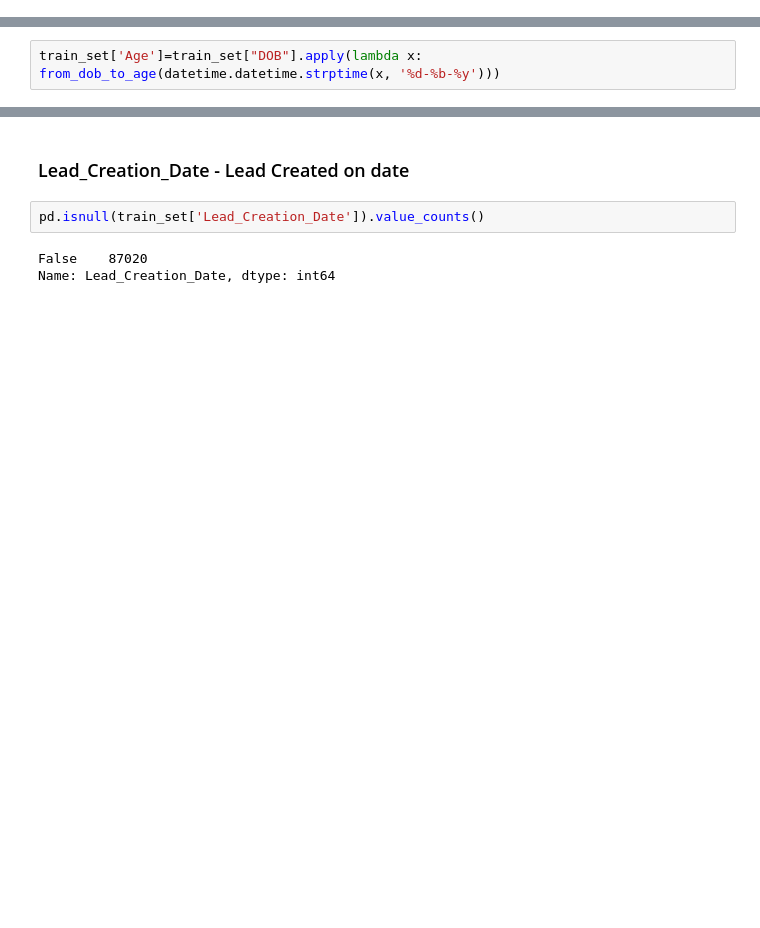
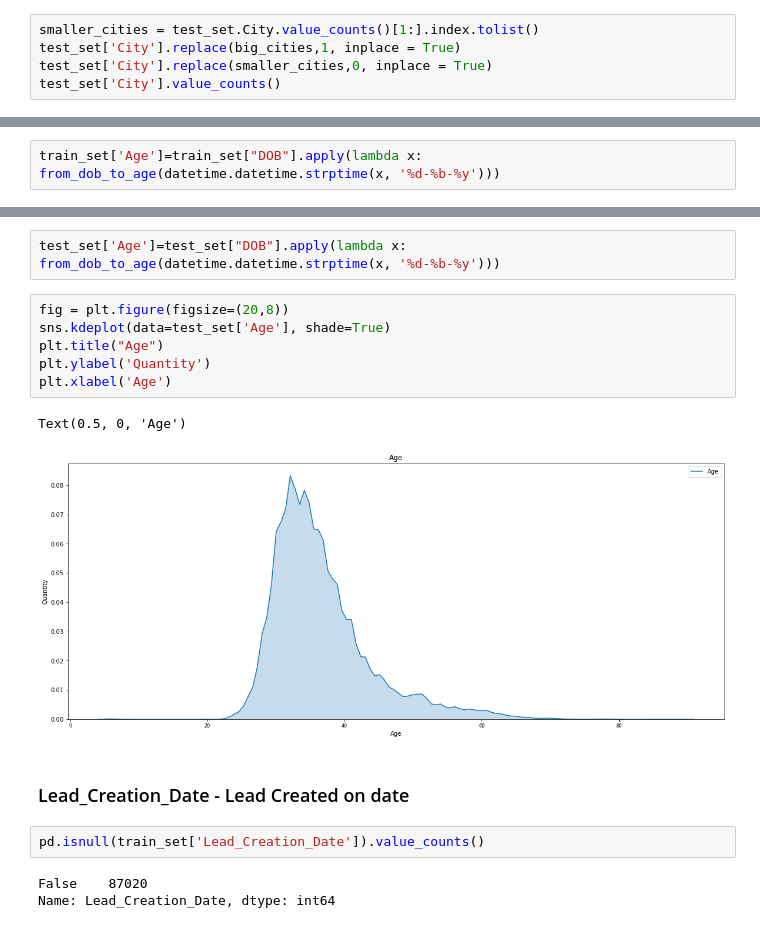
Before and after one commit to agomolka/AutomateDealingWithImbalance, a Jupyter notebook: main.ipynb, the cells around one changed output, grey strips where cells are left out. Saved outputs shown, nothing was run; the diff lists cells and outputs as text; blank space fills up the shorter version.

```diff
--- a/main.ipynb
+++ b/main.ipynb
@@ -173,0 +202,5 @@ test_set['City'].replace(under_top_10_unique_cities,'Other', inplace = True)
+# %%
+smaller_cities = test_set.City.value_counts()[1:].index.tolist()
+test_set['City'].replace(big_cities,1, inplace = True)
+test_set['City'].replace(smaller_cities,0, inplace = True)
+test_set['City'].value_counts()
@@ -248,3 +299,14 @@ num_features.append('Age')
+# %%
+test_set['Age']=test_set["DOB"].apply(lambda x: from_dob_to_age(datetime.datetime.strptime(x, '%d-%b-%y')))
+# %%
+fig = plt.figure(figsize=(20,8))
+sns.kdeplot(data=test_set['Age'], shade=True)
+plt.title("Age")
+plt.ylabel('Quantity')
+plt.xlabel('Age')
+# %% [output]
+Text(0.5, 0, 'Age')
+[figure, added]
 # %% [markdown]
 ### Lead_Creation_Date - Lead Created on date
 # %%
```
Also changed, not shown: parts of 118 cells of this notebook, 2 other files.
